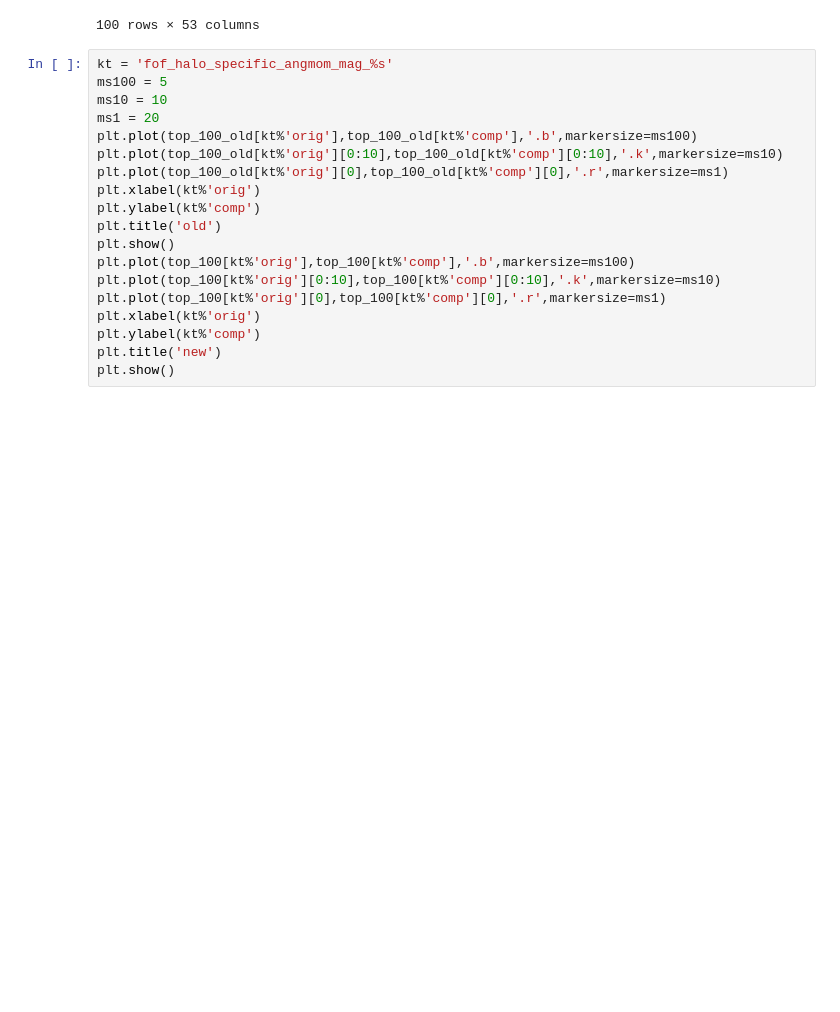
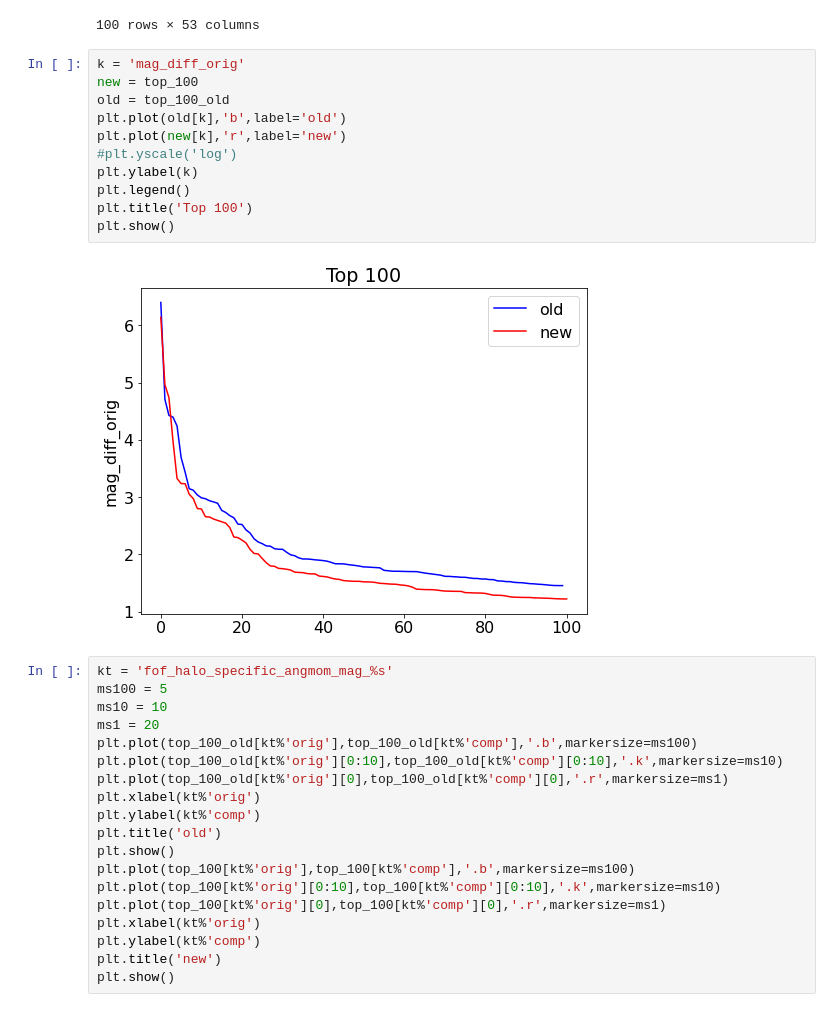
Before and after one commit to adrianpope/VelocityCompression, a Jupyter notebook: Halos_2.ipynb, the cells around one changed output. Saved outputs shown, nothing was run; the diff lists cells and outputs as text; blank space fills up the shorter version.

```diff
--- a/Halos_2.ipynb
+++ b/Halos_2.ipynb
@@ -46,6 +46,19 @@ top_100_old
 | 98 | 98 | 98 | 98 | 1.454829 | 1.454829 | 41 | ... |
 | 99 | 99 | 99 | 99 | 1.454353 | 1.454353 | 47 | ... |
 100 rows × 53 columns
+# %%
+k = 'mag_diff_orig'
+new = top_100
+old = top_100_old
+plt.plot(old[k],'b',label='old')
+plt.plot(new[k],'r',label='new')
+#plt.yscale('log')
+plt.ylabel(k)
+plt.legend()
+plt.title('Top 100')
+plt.show()
+# %% [output]
+[figure, added]
 # %%
 kt = 'fof_halo_specific_angmom_mag_%s'
 ms100 = 5
```
Also changed, not shown: parts of 5 cells of this notebook, 1 other file.
